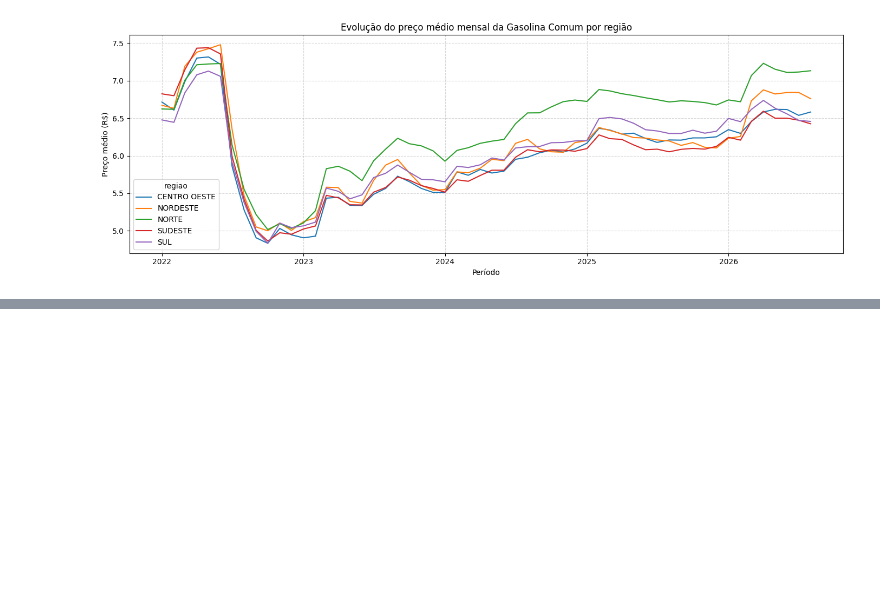
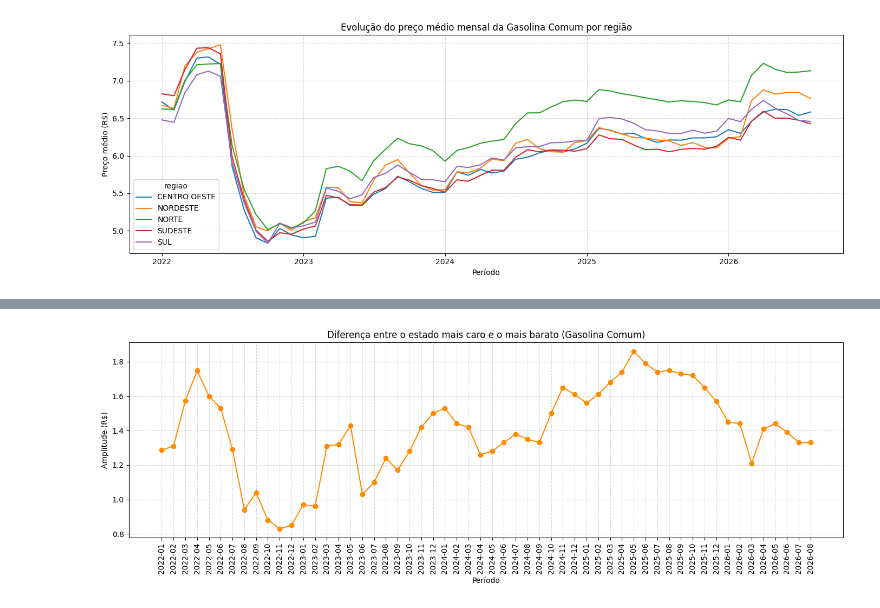
Before and after one commit to vitorjensen/Python_para_Analise_de_Dados, a Jupyter notebook: Projetos/Análise Exploratória de Combustível/Análise_Exploratória_de_Combustível.ipynb, the cells around one changed output, grey strips where cells are left out. Drawn from its saved outputs; the diff is of its cells as text; code cells hidden in the pictures; blank space fills up the shorter version.

Commit message:
Análise de estados mais caros mais baratos por mês

```diff
--- a/Projetos/Análise Exploratória de Combustível/Análise_Exploratória_de_Combustível.ipynb
+++ b/Projetos/Análise Exploratória de Combustível/Análise_Exploratória_de_Combustível.ipynb
@@ -690,7 +672,7 @@ df_anp['Ano_Mes'] = df_anp['mes_ano'].dt.tz_localize(None).dt.to_period('M')
 
 # Criando variável para armazenar a dispersão mensal
 dispersao_mensal = (
-    df_anp.groupby(['Ano_Mes', 'estado'])['preco_medio_revenda']
+    df_anp.groupby('Ano_Mes')['preco_medio_revenda']
     .agg(Preco_Maximo='max', Preco_Minimo='min', Media='mean', Desvio_Entre_Estados='std')
     .reset_index()
 )
@@ -722,0 +686,12 @@ display(maior_amplitude)
+# %%
+# Estado mais barato e mais caro de cada mês
+
+idx_max = df_anp.groupby('Ano_Mes')['preco_medio_revenda'].idxmax()
+idx_min = df_anp.groupby('Ano_Mes')['preco_medio_revenda'].idxmin()
+
+dispersao_mensal['Estado_Mais_Caro'] = df_anp.loc[idx_max, 'estado'].values
+dispersao_mensal['Estado_Mais_Barato'] = df_anp.loc[idx_min, 'estado'].values
+
+print("Estados que mais aparecem como o mais caro VS mais barato:")
+display(dispersao_mensal['Estado_Mais_Caro'].value_counts().head(3))
+display(dispersao_mensal['Estado_Mais_Barato'].value_counts().head(3))
@@ -722,0 +712,13 @@ display(maior_amplitude)
+# %%
+# Evolução da amplitude (R$) ao longo do tempo
+plt.figure(figsize=(14, 5))
+plt.plot(dispersao_mensal['Ano_Mes'].astype(str), dispersao_mensal['Amplitude em R$'], marker='o', color='darkorange')
+plt.title('Diferença entre o estado mais caro e o mais barato (Gasolina Comum)')
+plt.xlabel('Período')
+plt.ylabel('Amplitude (R$)')
+plt.xticks(rotation=90)
+plt.grid(True, linestyle='--', alpha=0.5)
+plt.tight_layout()
+plt.show()
+# %% [output]
+[figure, added]
```
Also changed, not shown: parts of 9 cells of this notebook.
